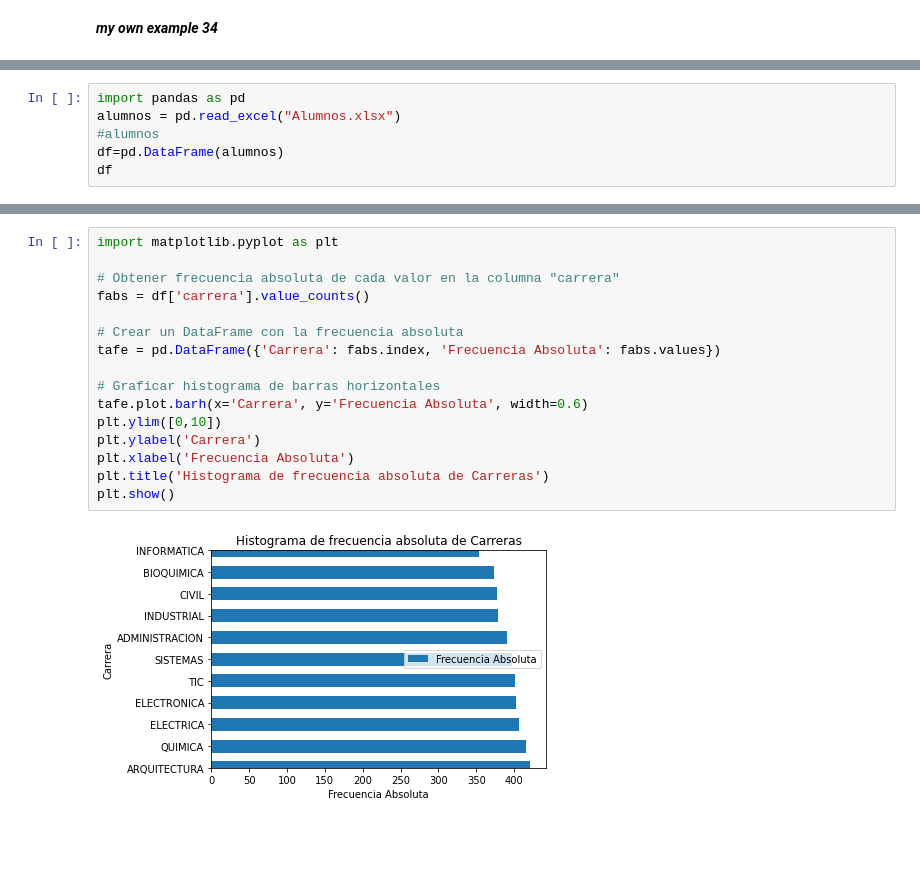
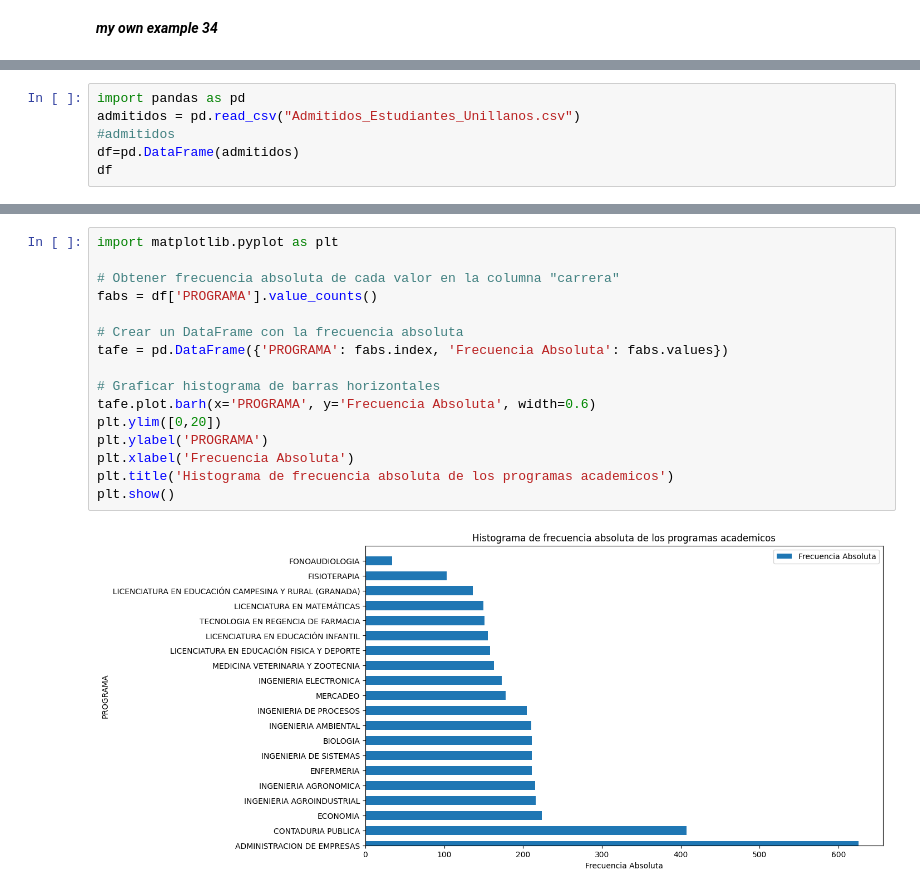
Before and after one commit to yoshikagua/MetNumUN2024I, a Jupyter notebook: Lab2/staguirreg_Lab2.ipynb, the cells around one changed output, grey strips where cells are left out. Cells and saved outputs as stored; diff of their text form; blank space fills up the shorter version.

```diff
--- a/Lab2/staguirreg_Lab2.ipynb
+++ b/Lab2/staguirreg_Lab2.ipynb
@@ -1730,7 +1498,7 @@ ax.set_xticklabels(ax.get_xticklabels(), rotation=45);
 # %%
 import pandas as pd
-alumnos = pd.read_excel("Alumnos.xlsx")
-#alumnos
-df=pd.DataFrame(alumnos)
+admitidos = pd.read_csv("Admitidos_Estudiantes_Unillanos.csv")
+#admitidos
+df=pd.DataFrame(admitidos)
 df
 # %% [output]
@@ -1771,21 +1542,21 @@ tafe
 # %%
 import matplotlib.pyplot as plt
 
 # Obtener frecuencia absoluta de cada valor en la columna "carrera"
-fabs = df['carrera'].value_counts()
+fabs = df['PROGRAMA'].value_counts()
 
 # Crear un DataFrame con la frecuencia absoluta
-tafe = pd.DataFrame({'Carrera': fabs.index, 'Frecuencia Absoluta': fabs.values})
+tafe = pd.DataFrame({'PROGRAMA': fabs.index, 'Frecuencia Absoluta': fabs.values})
 
 # Graficar histograma de barras horizontales
-tafe.plot.barh(x='Carrera', y='Frecuencia Absoluta', width=0.6)
-plt.ylim([0,10])
-plt.ylabel('Carrera')
+tafe.plot.barh(x='PROGRAMA', y='Frecuencia Absoluta', width=0.6)
+plt.ylim([0,20])
+plt.ylabel('PROGRAMA')
 plt.xlabel('Frecuencia Absoluta')
-plt.title('Histograma de frecuencia absoluta de Carreras')
+plt.title('Histograma de frecuencia absoluta de los programas academicos')
 plt.show()
 # %% [output]
-[figure, old version]
+[figure, new version]
 # %%
 
 
```
Also changed, not shown: parts of 101 cells of this notebook.
